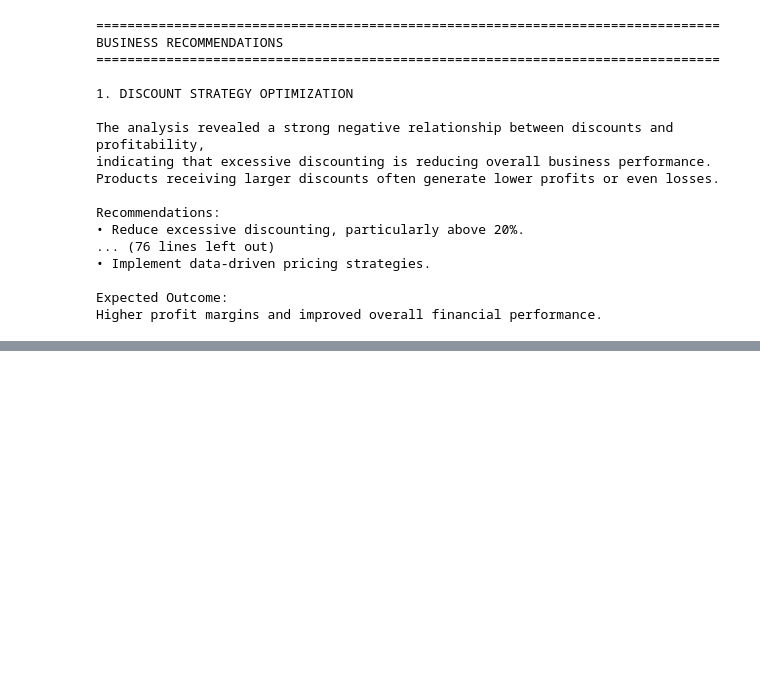
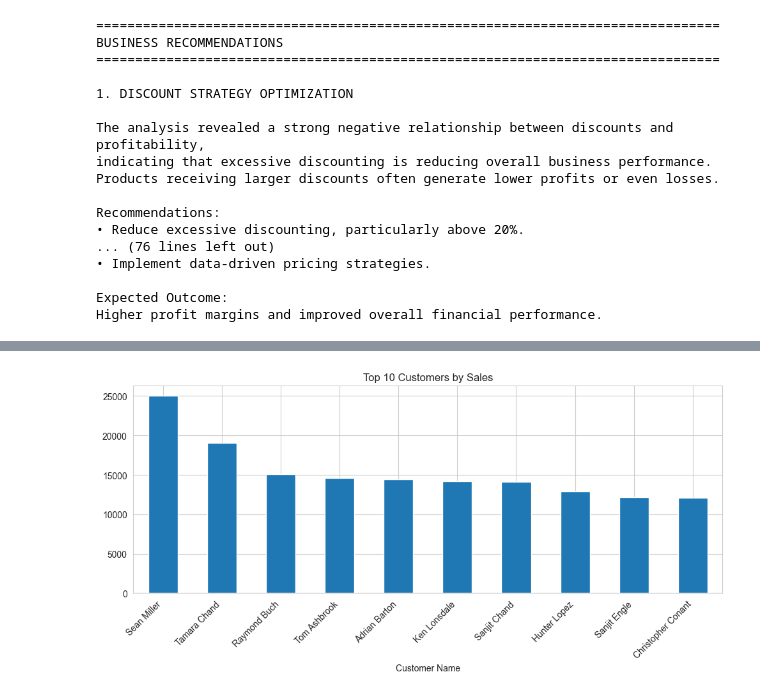
Before and after one commit to JaivPatel07/E-Commerce-Sales-Analytics, a Jupyter notebook: main.ipynb, the cells around one changed output, grey strips where cells are left out. Saved outputs shown, nothing was run; the diff lists cells and outputs as text; code cells hidden in the pictures; blank space fills up the shorter version.

```diff
--- a/main.ipynb
+++ b/main.ipynb
@@ -1316,0 +1368,11 @@ df.to_csv("cleaned_superstore.csv", index=False)
+# %%
+top_customers = df.groupby('Customer Name')['Sales'].sum().sort_values(ascending=False).head(10)
+
+plt.figure(figsize=(10,5))
+top_customers.plot(kind='bar')
+plt.title('Top 10 Customers by Sales')
+plt.xticks(rotation=45, ha='right')
+plt.tight_layout()
+plt.show()
+# %% [output]
+[figure, added]
```
Also changed, not shown: parts of 73 cells of this notebook, 2 other files.
